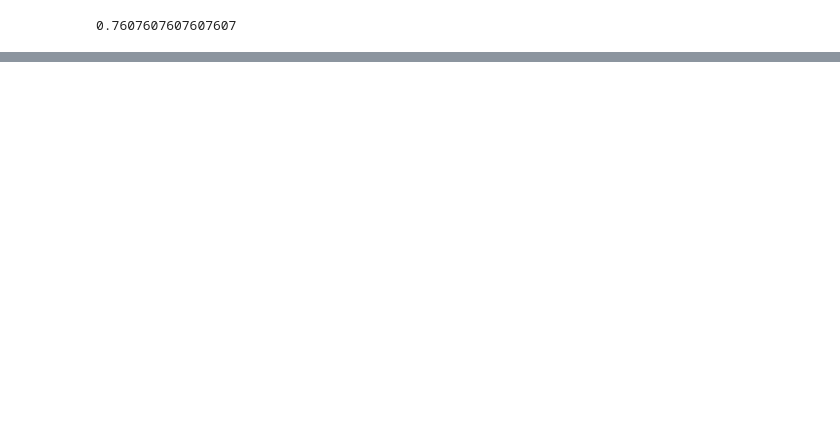
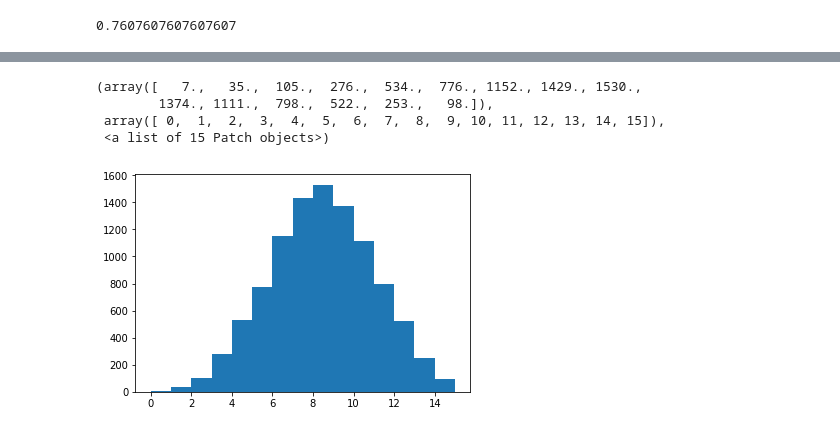
Before and after one commit to ralphrecto/rethinking, a Jupyter notebook: solutions/ch3.ipynb, the cells around one changed output, grey strips where cells are left out. Drawn from its saved outputs; the diff is of its cells as text; code cells hidden in the pictures; blank space fills up the shorter version.

```diff
--- a/solutions/ch3.ipynb
+++ b/solutions/ch3.ipynb
@@ -133,0 +167,10 @@ hpdi_width = hpdi_interval[1] - hpdi_interval[0]
+# %%
+# 3M3
+posterior_predictive_samples = np.vectorize(lambda p: np.random.binomial(15, p))(sample2)
+plt.hist(posterior_predictive_samples, range(0, 16))
+# %% [output]
+(array([   7.,   35.,  105.,  276.,  534.,  776., 1152., 1429., 1530.,
+        1374., 1111.,  798.,  522.,  253.,   98.]),
+ array([ 0,  1,  2,  3,  4,  5,  6,  7,  8,  9, 10, 11, 12, 13, 14, 15]),
+ <a list of 15 Patch objects>)
+[figure, added]
```
Also changed, not shown: parts of 19 cells of this notebook.
